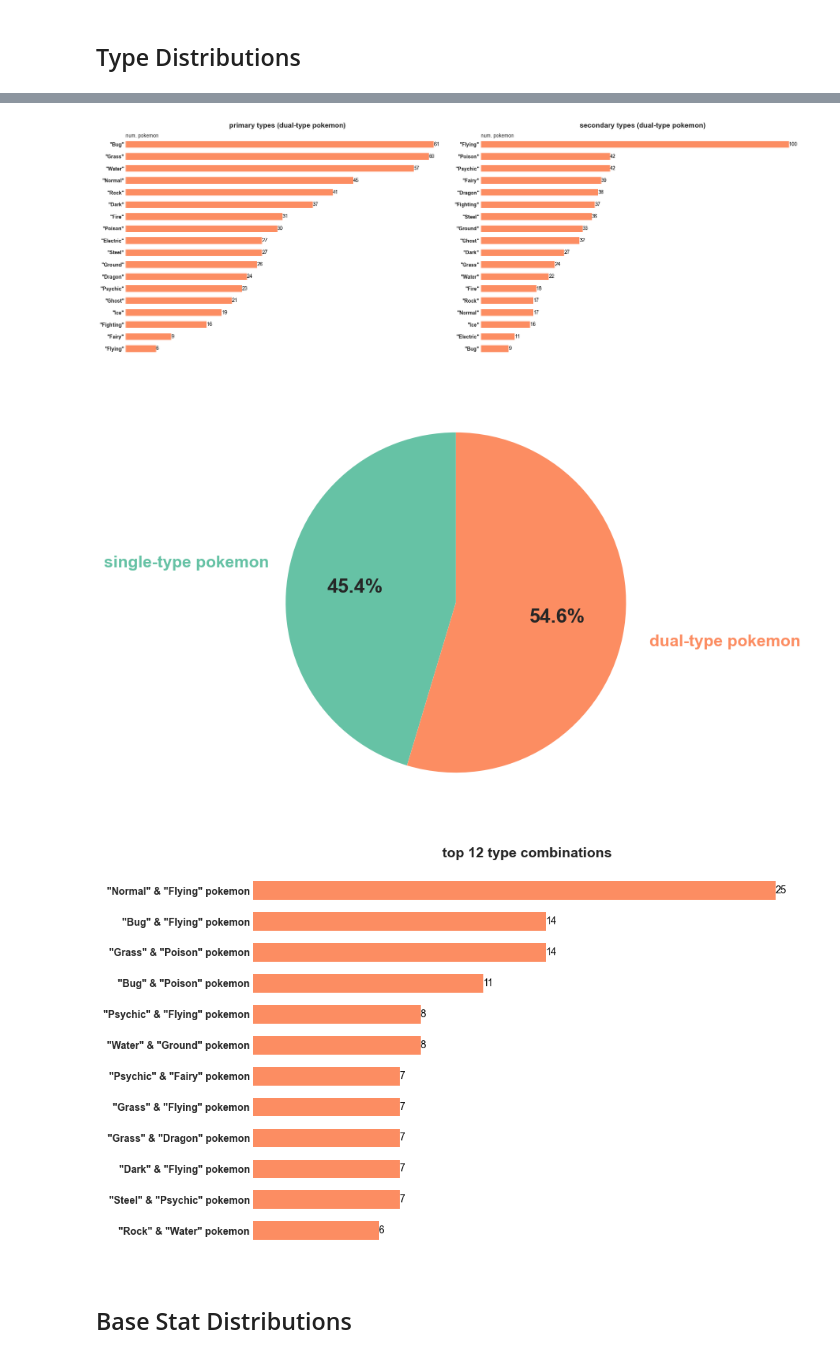
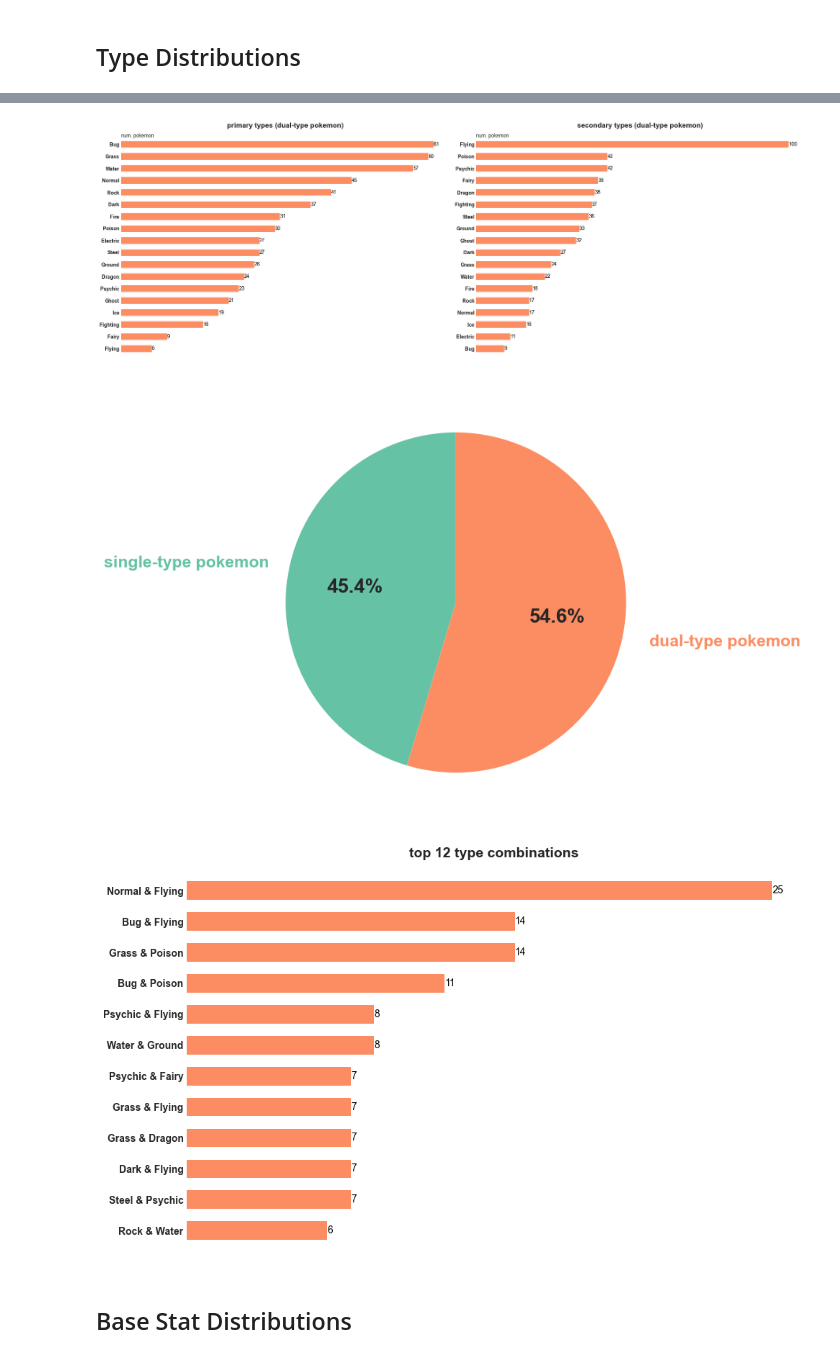
Before and after one commit to Redseba/Team-Rocket-Research, a Jupyter notebook: 1_data_distributions.ipynb, the cells around one changed output, grey strips where cells are left out. Drawn from its saved outputs; the diff is of its cells as text; code cells hidden in the pictures.

```diff
--- a/1_data_distributions.ipynb
+++ b/1_data_distributions.ipynb
@@ -250,6 +250,9 @@ dual_type = df_clean[df_clean['Has Secondary Type'] == 1]
 # remove quotes from type columns before saving figures
 df_clean['Primary Type'] = strip_quotes(df_clean['Primary Type'])
 df_clean['Secondary Type'] = strip_quotes(df_clean['Secondary Type'])
+single_type['Primary Type'] = strip_quotes(single_type['Primary Type'])
+dual_type['Primary Type'] = strip_quotes(dual_type['Primary Type'])
+dual_type['Secondary Type'] = strip_quotes(dual_type['Secondary Type'])
 
 fig, (ax1, ax2) = plt.subplots(1, 2, figsize=(20, 7))
 # full primary type distribution (all pokemon)
@@ -355,36 +358,38 @@ plt.savefig('figures/distribution/single_vs_dual_pie.png',
 plt.show()
 
 # Top type combinations (dual-type)
 top_n = 12
 top_combos = dual_type.groupby(['Primary Type', 'Secondary Type']).size(
     ).sort_values(ascending=False).head(top_n)
 top_combos_df = top_combos.reset_index(name='count')
+top_combos_df['Primary Type'] = strip_quotes(top_combos_df['Primary Type'])
+top_combos_df['Secondary Type'] = strip_quotes(top_combos_df['Secondary Type'])
 fig, ax = plt.subplots(figsize=(10, 6))
-combo_labels = [f"{row['Primary Type']} & {row['Secondary Type']} pokemon" for _, row in top_combos_df.iterrows()]
+combo_labels = [f"{row['Primary Type']} & {row['Secondary Type']}" for _, row in top_combos_df.iterrows()]
 bars = ax.barh(combo_labels[::-1], top_combos_df['count'][::-1],
                color=presentation_palette[1], edgecolor=None, height=0.6)
 for bar in bars:
     bar.set_edgecolor('none')  # ensure outline is removed
 ax.set_title(f"top {top_n} type combinations", fontsize=14, fontweight='bold')
 ax.set_xlabel('num. pokemon')
 ax.set_ylabel('')
 ax.grid(False)
 ax.axes.get_xaxis().set_visible(False)
 ax.set_frame_on(False)  # remove chart outline
 for bar, count in zip(bars, top_combos_df['count'][::-1]):
     ax.text(bar.get_width(), bar.get_y() + bar.get_height()/2,
             f'{count}', ha='left', va='center', fontsize=10, color='black')
 for label in ax.get_yticklabels():
     label.set_fontweight('bold')
 plt.tight_layout()
 plt.savefig('figures/distribution/top_type_combos.png',
             dpi=800, bbox_inches='tight')
 plt.show()
 # %% [output]
 [figure]
-[figure, old version]
+[figure, new version]
 [figure]
-[figure, old version]
+[figure, new version]
 # %% [markdown]
 ## Base Stat Distributions
 # %%
```
Also changed, not shown: 5 other files.
